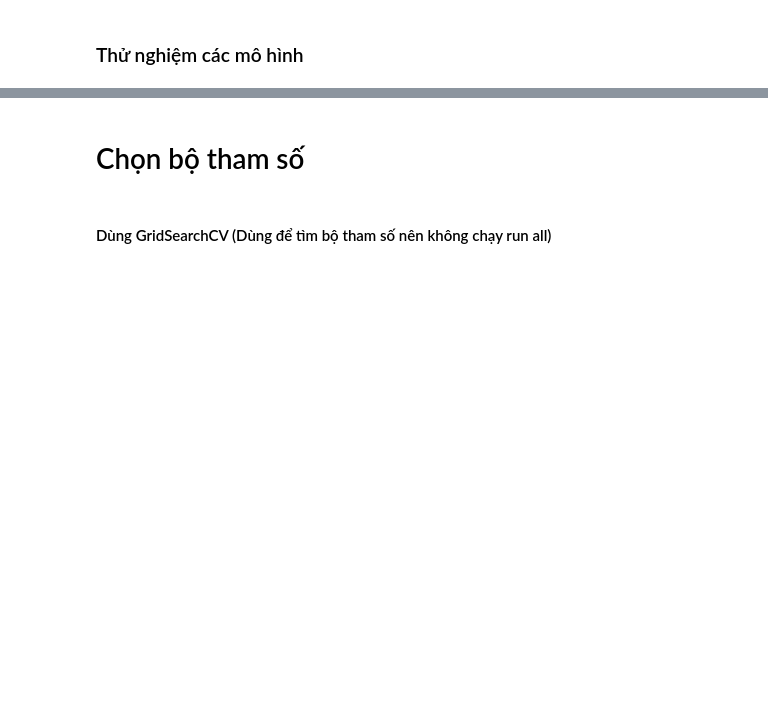
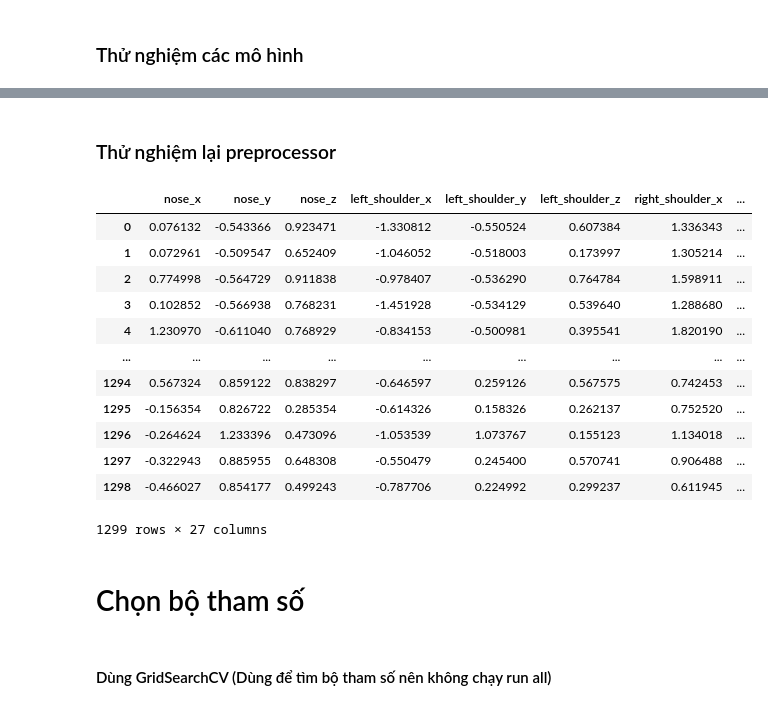
Before and after one commit to tranhuutuan261103/Gym-Exercise-Correction, a Jupyter notebook: trainning/squat_model/train_model.ipynb, the cells around one changed output, grey strips where cells are left out. Drawn from its saved outputs; the diff is of its cells as text; code cells hidden in the pictures; blank space fills up the shorter version.

```diff
--- a/trainning/squat_model/train_model.ipynb
+++ b/trainning/squat_model/train_model.ipynb
@@ -196,0 +98,37 @@ weighted avg       0.91      0.91      0.91       730
+# %%
+algorithms = [
+    ("LR", LogisticRegression(random_state=seed)),
+    (
+        "SVC",
+        SVC(
+            probability=True,
+            random_state=seed,
+        ),
+    ),
+    ("KNN", KNeighborsClassifier()),
+    ("DTC", DecisionTreeClassifier(random_state=seed)),
+    ("SGDC", CalibratedClassifierCV(SGDClassifier(random_state=seed))),
+    ("NB", GaussianNB()),
+    (
+        "RF",
+        RandomForestClassifier(
+            n_estimators=100,
+            random_state=seed,
+        ),
+    ),
+]
+
+cv_results = {}
+for name, model in algorithms:
+    # Tạo pipeline bao gồm preprocessor và mô hình
+    pipeline = Pipeline([("preprocessor", preprocessor), ("model", model)])
+
+    # Thực hiện cross-validation
+    cv_scores = cross_val_score(
+        pipeline, X, y, cv=repeated_stratify_cv, scoring="accuracy"
+    )
+    cv_results[name] = cv_scores.mean()
+
+# Hiển thị kết quả cross-validation
+for name, score in cv_results.items():
+    print(f"{name}: {score}")
@@ -197,3 +143,26 @@ weighted avg       0.91      0.91      0.91       730
+# %% [markdown]
+### Thử nghiệm lại preprocessor
+# %%
+transformed_X = preprocessor.fit_transform(X)
+new_columns = numerical_cols.to_list()
+
+transformed_X = pd.DataFrame(transformed_X, columns=new_columns)
+X = transformed_X
+X
+# %% [output]
+|  | nose_x | nose_y | nose_z | left_shoulder_x | left_shoulder_y | left_shoulder_z | right_shoulder_x | ... |
+| 0 | 0.076132 | -0.543366 | 0.923471 | -1.330812 | -0.550524 | 0.607384 | 1.336343 | ... |
+| 1 | 0.072961 | -0.509547 | 0.652409 | -1.046052 | -0.518003 | 0.173997 | 1.305214 | ... |
+| 2 | 0.774998 | -0.564729 | 0.911838 | -0.978407 | -0.536290 | 0.764784 | 1.598911 | ... |
+| 3 | 0.102852 | -0.566938 | 0.768231 | -1.451928 | -0.534129 | 0.539640 | 1.288680 | ... |
+| 4 | 1.230970 | -0.611040 | 0.768929 | -0.834153 | -0.500981 | 0.395541 | 1.820190 | ... |
+| ... | ... | ... | ... | ... | ... | ... | ... | ... |
+| 1294 | 0.567324 | 0.859122 | 0.838297 | -0.646597 | 0.259126 | 0.567575 | 0.742453 | ... |
+| 1295 | -0.156354 | 0.826722 | 0.285354 | -0.614326 | 0.158326 | 0.262137 | 0.752520 | ... |
+| 1296 | -0.264624 | 1.233396 | 0.473096 | -1.053539 | 1.073767 | 0.155123 | 1.134018 | ... |
+| 1297 | -0.322943 | 0.885955 | 0.648308 | -0.550479 | 0.245400 | 0.570741 | 0.906488 | ... |
+| 1298 | -0.466027 | 0.854177 | 0.499243 | -0.787706 | 0.224992 | 0.299237 | 0.611945 | ... |
+1299 rows × 27 columns
 # %% [markdown]
 # Chọn bộ tham số
 # %% [markdown]
```
Also changed, not shown: parts of 37 cells of this notebook, 23 other files.
